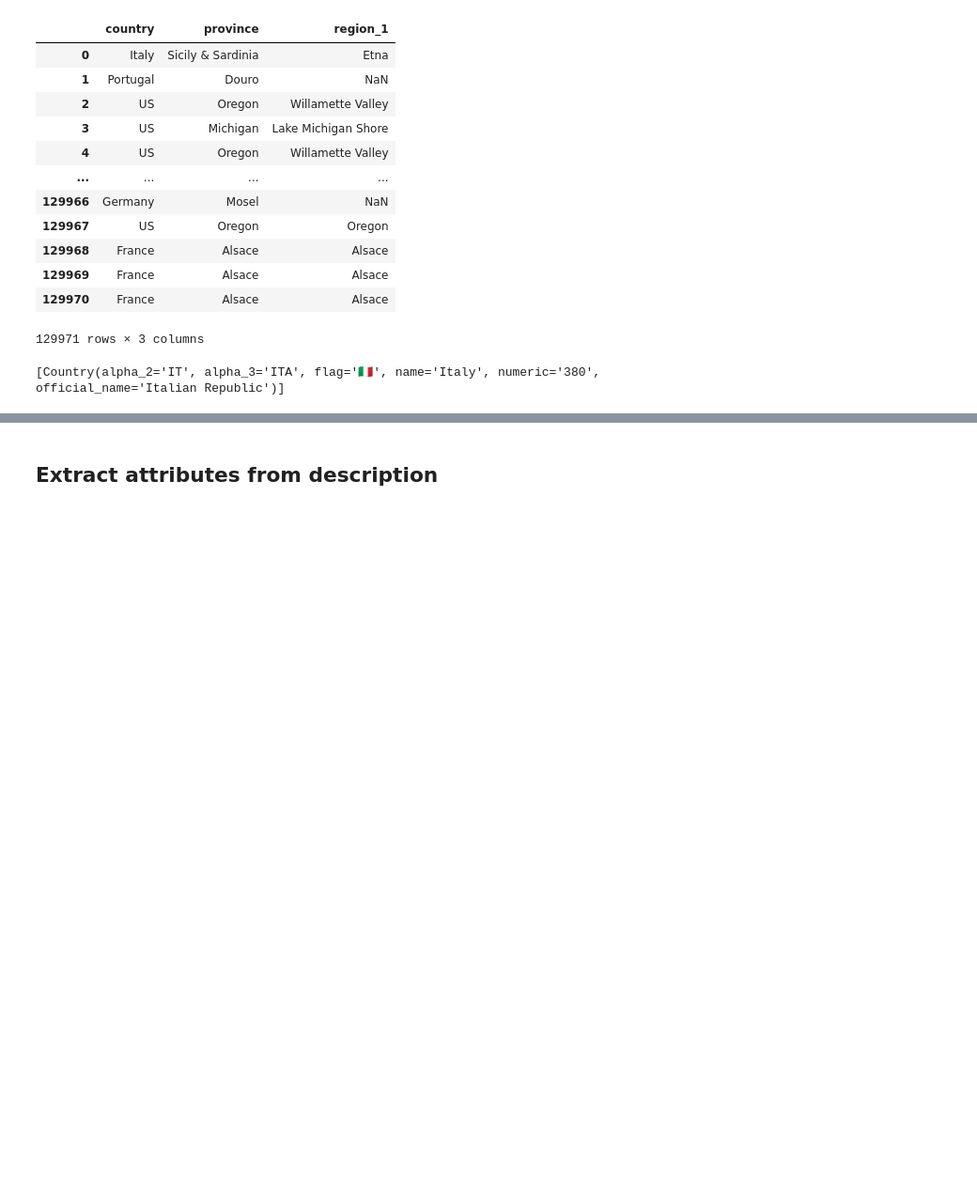
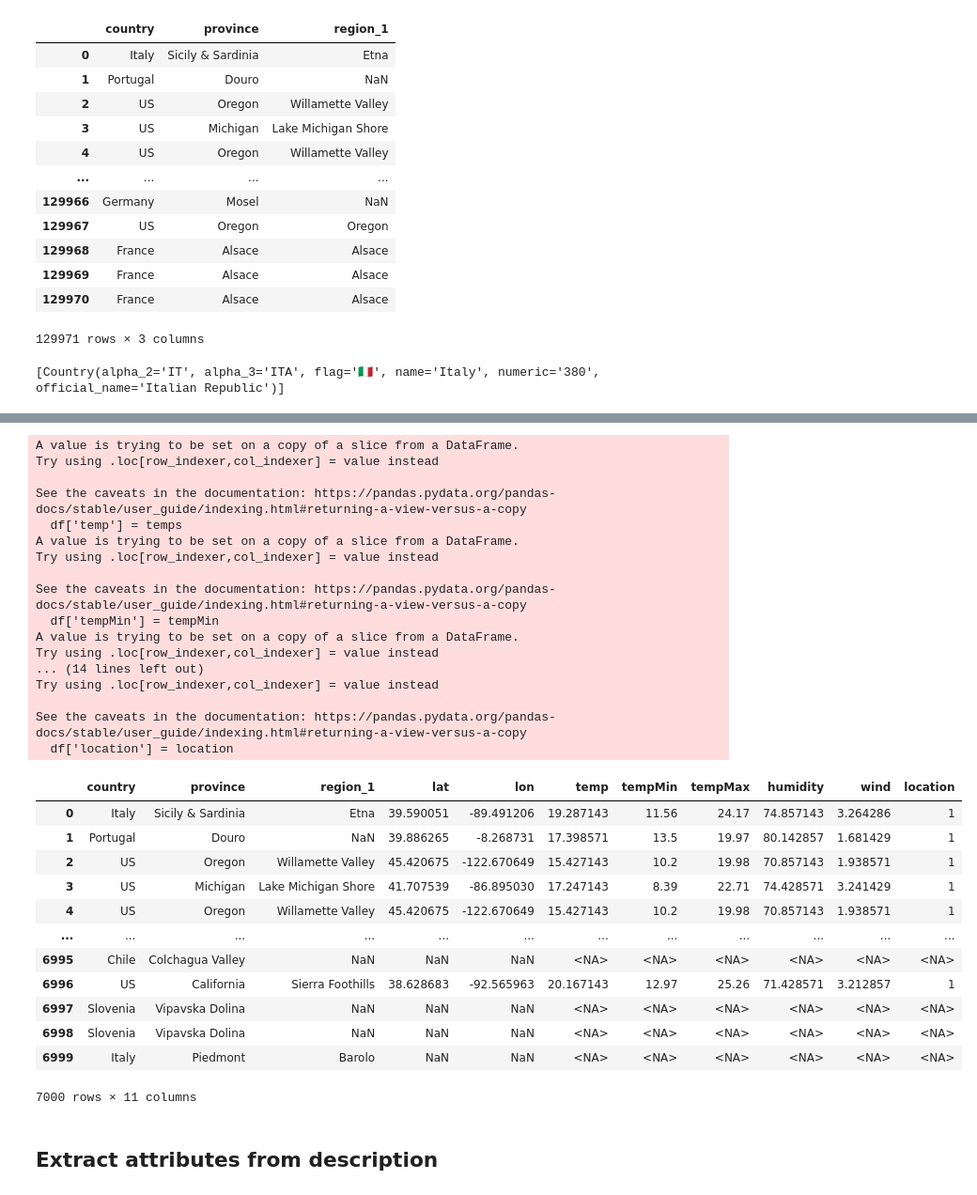
Before and after one commit to Alex020250/AppliedDataScience, a Jupyter notebook: Code/preprocessing.ipynb, the cells around one changed output, grey strips where cells are left out. Shown at 94% size. Saved outputs shown, nothing was run; the diff lists cells and outputs as text; code cells hidden in the pictures; blank space fills up the shorter version.

```diff
--- a/Code/preprocessing.ipynb
+++ b/Code/preprocessing.ipynb
@@ -279,5 +292,5 @@ df.to_csv('..\Data\winemag-data-130k-v2+geo.csv', sep=';')
 # %%
 df = pd.read_csv('..\Data\winemag-data-130k-v2+geo.csv', index_col=0, delimiter=';')
 # %%
-df = df[:5000]
+df = df[:7000]
 df
@@ -302,9 +329,6 @@ for index, row in df.iterrows():
         winds.append(pd.NA)
         location.append(pd.NA)
         continue
-
-    date_time_start = datetime(2022, 1, 7, 13, 00)
-    unix_time_start = time.mktime(date_time_start.timetuple())
 
     # check if location is in north or south of the earth
     monthRange = [4,5,6,7,8,9,10]
@@ -319,31 +343,62 @@ for index, row in df.iterrows():
     humidityList = []
     windList = []
     for month in monthRange:
         url = "https://history.openweathermap.org/data/2.5/aggregated/month?lat="+str(round(lat, 2))+"&lon="+str(round(lon, 2))+"&month=" + str(month) + "&units=metric&appid=" + apikey
 
         if (url in dict):
             temp, humidity, wind = dict[url]
             #print('got from dict:' + str(lat) + "," + str(lon))
         else:
             temp, humidity, wind = getTemp(url)
             dict[url] = (temp, humidity, wind)
             #print('got from url:' + str(lat) + "," + str(lon))
 
         tempList.append(temp)
         humidityList.append(humidity)
         windList.append(wind)
 
     temps.append(mean(tempList))
     tempMin.append(min(tempList))
     tempMax.append(max(tempList))
     humidities.append(mean(humidityList))
     winds.append(mean(windList))
 
 df['temp'] = temps
 df['tempMin'] = tempMin
 df['tempMax'] = tempMax
 df['humidity'] = humidities
 df['wind'] = winds
 df['location'] = location
 df
+# %% [output]
+A value is trying to be set on a copy of a slice from a DataFrame.
+Try using .loc[row_indexer,col_indexer] = value instead
+
+See the caveats in the documentation: https://pandas.pydata.org/pandas-docs/stable/user_guide/indexing.html#returning-a-view-versus-a-copy
+  df['temp'] = temps
+A value is trying to be set on a copy of a slice from a DataFrame.
+Try using .loc[row_indexer,col_indexer] = value instead
+
+See the caveats in the documentation: https://pandas.pydata.org/pandas-docs/stable/user_guide/indexing.html#returning-a-view-versus-a-copy
+  df['tempMin'] = tempMin
+A value is trying to be set on a copy of a slice from a DataFrame.
+Try using .loc[row_indexer,col_indexer] = value instead
+... (14 lines left out)
+Try using .loc[row_indexer,col_indexer] = value instead
+
+See the caveats in the documentation: https://pandas.pydata.org/pandas-docs/stable/user_guide/indexing.html#returning-a-view-versus-a-copy
+  df['location'] = location
+|  | country | province | region_1 | lat | lon | temp | tempMin | tempMax | humidity | wind | location |
+| 0 | Italy | Sicily & Sardinia | Etna | 39.590051 | -89.491206 | 19.287143 | 11.56 | 24.17 | 74.857143 | 3.264286 | 1 |
+| 1 | Portugal | Douro | NaN | 39.886265 | -8.268731 | 17.398571 | 13.5 | 19.97 | 80.142857 | 1.681429 | 1 |
+| 2 | US | Oregon | Willamette Valley | 45.420675 | -122.670649 | 15.427143 | 10.2 | 19.98 | 70.857143 | 1.938571 | 1 |
+| 3 | US | Michigan | Lake Michigan Shore | 41.707539 | -86.895030 | 17.247143 | 8.39 | 22.71 | 74.428571 | 3.241429 | 1 |
+| 4 | US | Oregon | Willamette Valley | 45.420675 | -122.670649 | 15.427143 | 10.2 | 19.98 | 70.857143 | 1.938571 | 1 |
+| ... | ... | ... | ... | ... | ... | ... | ... | ... | ... | ... | ... |
+| 6995 | Chile | Colchagua Valley | NaN | NaN | NaN | <NA> | <NA> | <NA> | <NA> | <NA> | <NA> |
+| 6996 | US | California | Sierra Foothills | 38.628683 | -92.565963 | 20.167143 | 12.97 | 25.26 | 71.428571 | 3.212857 | 1 |
+| 6997 | Slovenia | Vipavska Dolina | NaN | NaN | NaN | <NA> | <NA> | <NA> | <NA> | <NA> | <NA> |
+| 6998 | Slovenia | Vipavska Dolina | NaN | NaN | NaN | <NA> | <NA> | <NA> | <NA> | <NA> | <NA> |
+| 6999 | Italy | Piedmont | Barolo | NaN | NaN | <NA> | <NA> | <NA> | <NA> | <NA> | <NA> |
+7000 rows × 11 columns
 # %%
```
Also changed, not shown: parts of 4 cells of this notebook, 2 other files.
